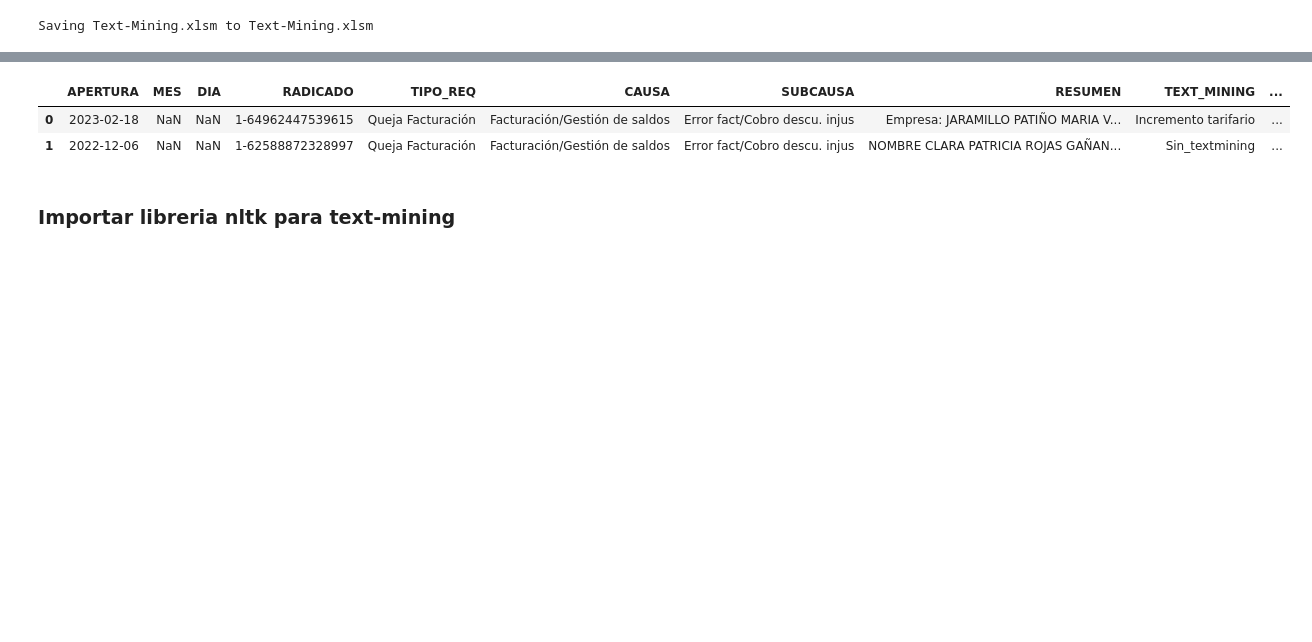
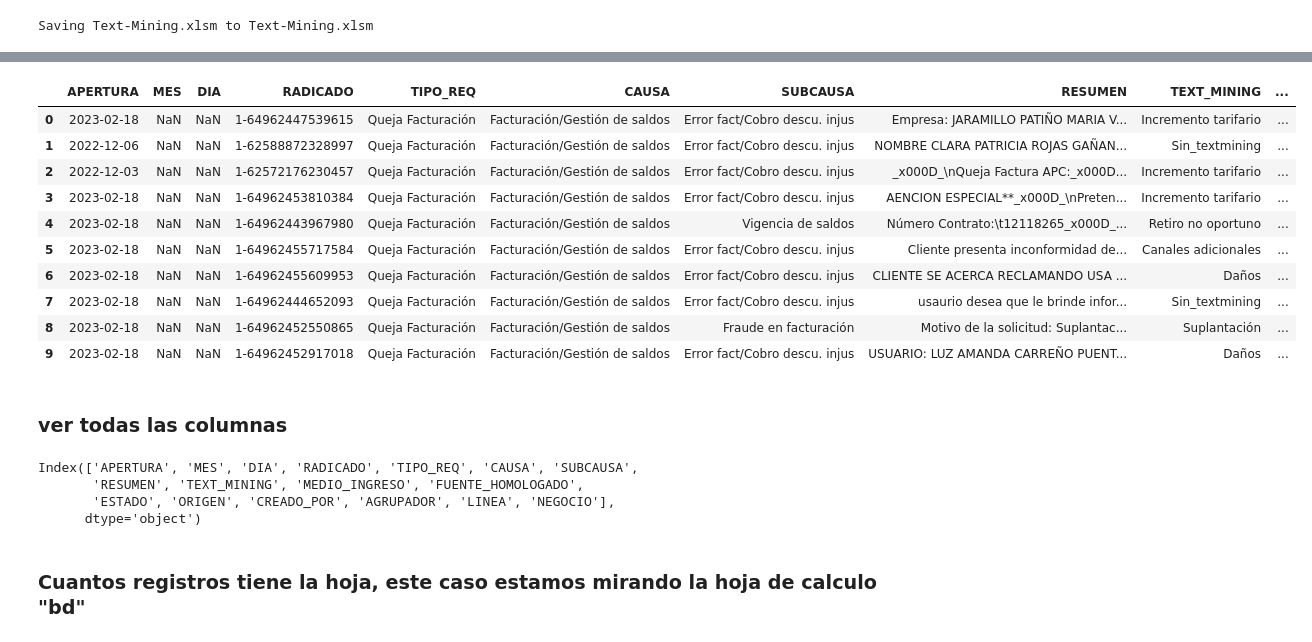
Before and after one commit to gabrierw/portafoliosena, a Jupyter notebook: V_2_textmining.ipynb, the cells around one changed output, grey strips where cells are left out. Saved outputs shown, nothing was run; the diff lists cells and outputs as text; code cells hidden in the pictures; blank space fills up the shorter version.

```diff
--- a/V_2_textmining.ipynb
+++ b/V_2_textmining.ipynb
@@ -30,10 +36,16 @@ z= pd.read_excel(db["Text-Mining.xlsm"],sheet_name="BD")
 w= pd.read_excel(db["Text-Mining.xlsm"],sheet_name="TD2")
 y= pd.read_excel(db["Text-Mining.xlsm"],sheet_name="Diccionario")
 # %%
-z.head(2)
+z.head(10)
 # %% [output]
 |  | APERTURA | MES | DIA | RADICADO | TIPO_REQ | CAUSA | SUBCAUSA | RESUMEN | TEXT_MINING | ... |
 | 0 | 2023-02-18 | NaN | NaN | 1-64962447539615 | Queja Facturación | Facturación/Gestión de saldos | Error fact/Cobro descu. injus | Empresa: JARAMILLO PATIÑO MARIA V... | Incremento tarifario | ... |
 | 1 | 2022-12-06 | NaN | NaN | 1-62588872328997 | Queja Facturación | Facturación/Gestión de saldos | Error fact/Cobro descu. injus | NOMBRE CLARA PATRICIA ROJAS GAÑAN... | Sin_textmining | ... |
+| 2 | 2022-12-03 | NaN | NaN | 1-62572176230457 | Queja Facturación | Facturación/Gestión de saldos | Error fact/Cobro descu. injus | _x000D_\nQueja Factura APC:_x000D... | Incremento tarifario | ... |
+| 3 | 2023-02-18 | NaN | NaN | 1-64962453810384 | Queja Facturación | Facturación/Gestión de saldos | Error fact/Cobro descu. injus | AENCION ESPECIAL**_x000D_\nPreten... | Incremento tarifario | ... |
+| 4 | 2023-02-18 | NaN | NaN | 1-64962443967980 | Queja Facturación | Facturación/Gestión de saldos | Vigencia de saldos | Número Contrato:\t12118265_x000D_... | Retiro no oportuno | ... |
+| 5 | 2023-02-18 | NaN | NaN | 1-64962455717584 | Queja Facturación | Facturación/Gestión de saldos | Error fact/Cobro descu. injus | Cliente presenta inconformidad de... | Canales adicionales | ... |
+| 6 | 2023-02-18 | NaN | NaN | 1-64962455609953 | Queja Facturación | Facturación/Gestión de saldos | Error fact/Cobro descu. injus | CLIENTE SE ACERCA RECLAMANDO USA ... | Daños | ... |
+| 7 | 2023-02-18 | NaN | NaN | 1-64962444652093 | Queja Facturación | Facturación/Gestión de saldos | Error fact/Cobro descu. injus | usaurio desea que le brinde infor... | Sin_textmining | ... |
+| 8 | 2023-02-18 | NaN | NaN | 1-64962452550865 | Queja Facturación | Facturación/Gestión de saldos | Fraude en facturación | Motivo de la solicitud: Suplantac... | Suplantación | ... |
+| 9 | 2023-02-18 | NaN | NaN | 1-64962452917018 | Queja Facturación | Facturación/Gestión de saldos | Error fact/Cobro descu. injus | USUARIO: LUZ AMANDA CARREÑO PUENT... | Daños | ... |
-# %% [markdown]
-### Importar libreria nltk para  text-mining
@@ -41,0 +52,11 @@ import nltk
+# %% [markdown]
+### ver todas las columnas
+# %%
+z.columns
+# %% [output]
+Index(['APERTURA', 'MES', 'DIA', 'RADICADO', 'TIPO_REQ', 'CAUSA', 'SUBCAUSA',
+       'RESUMEN', 'TEXT_MINING', 'MEDIO_INGRESO', 'FUENTE_HOMOLOGADO',
+       'ESTADO', 'ORIGEN', 'CREADO_POR', 'AGRUPADOR', 'LINEA', 'NEGOCIO'],
+      dtype='object')
+# %% [markdown]
+### Cuantos registros tiene la hoja, este caso estamos mirando la hoja de calculo  "bd"
```
Also changed, not shown: parts of 12 cells of this notebook.
